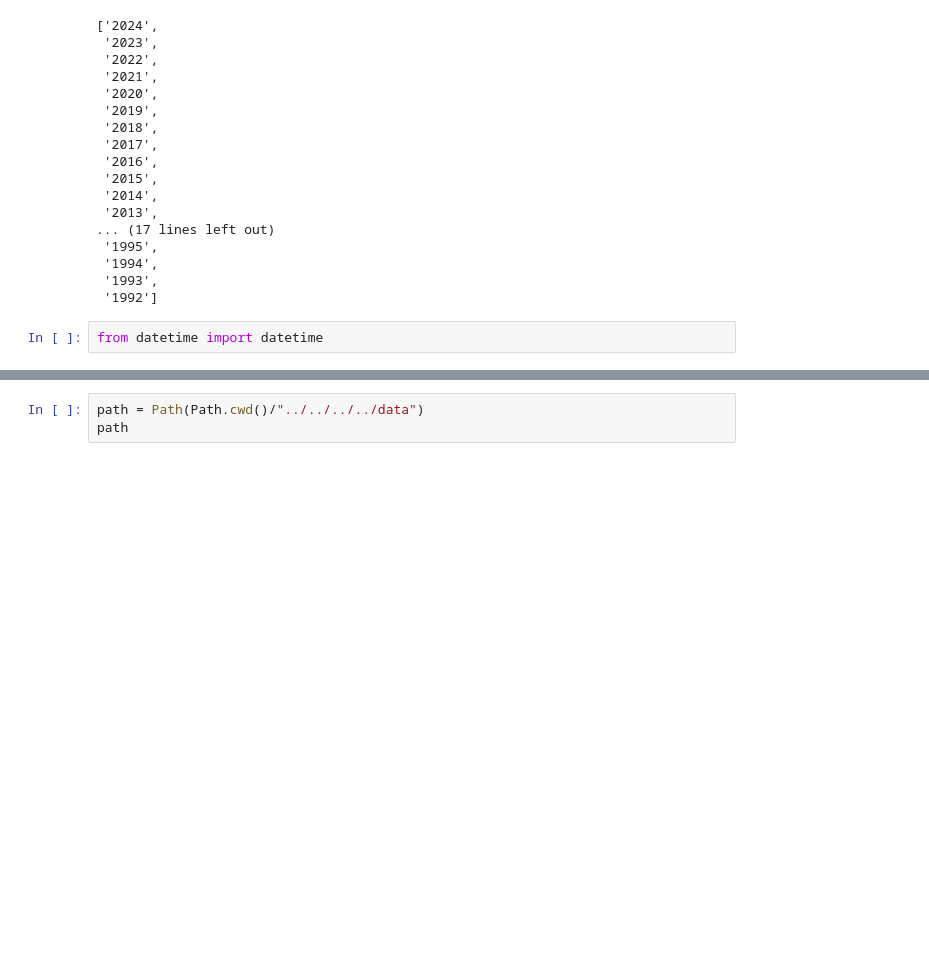
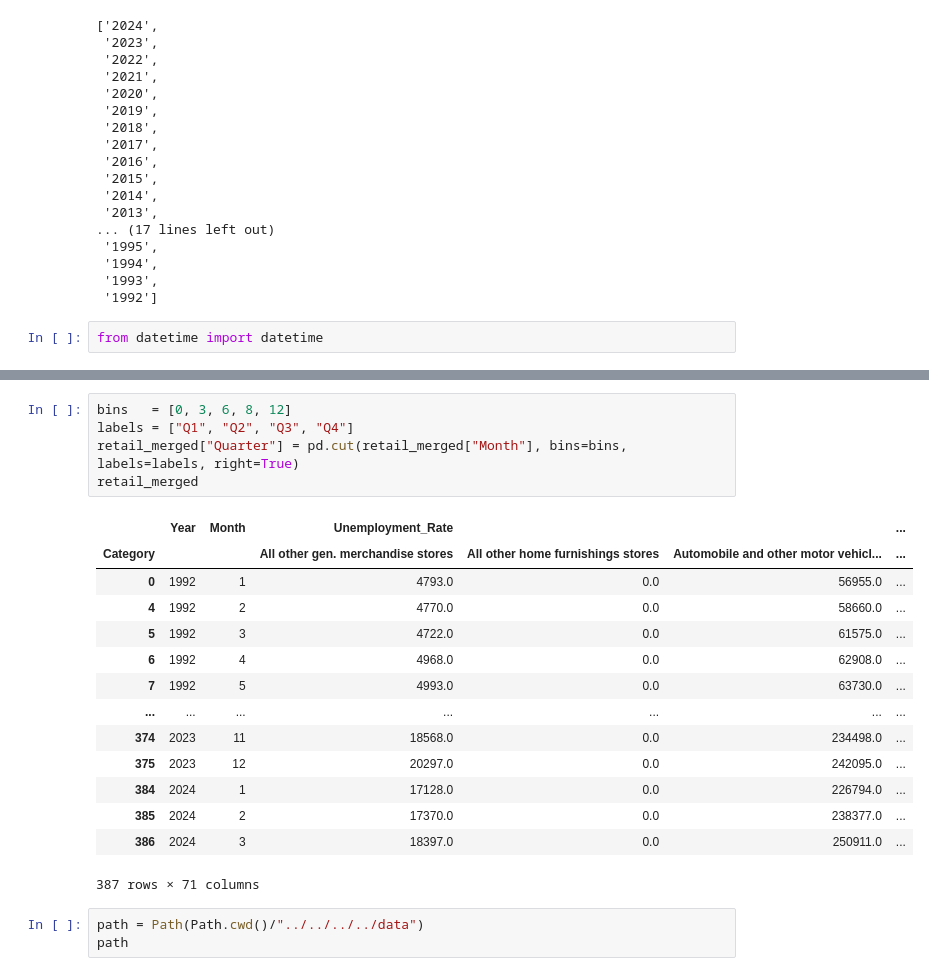
Before and after one commit to RJUNCC/interest_rate_prediction, a Jupyter notebook: notebooks/data_cleaning/ecnomic_indicators/retail_sales/retail_data_cleaning.ipynb, the cells around one changed output, grey strips where cells are left out. Saved outputs shown, nothing was run; the diff lists cells and outputs as text; blank space fills up the shorter version.

```diff
--- a/notebooks/data_cleaning/ecnomic_indicators/retail_sales/retail_data_cleaning.ipynb
+++ b/notebooks/data_cleaning/ecnomic_indicators/retail_sales/retail_data_cleaning.ipynb
@@ -115,6 +118,26 @@ retail_merged
 | 385 | 2024 | 2 | 17370.0 | 0.0 | 238377.0 | ... |
 | 386 | 2024 | 3 | 18397.0 | 0.0 | 250911.0 | ... |
 387 rows × 70 columns
+# %%
+bins   = [0, 3, 6, 8, 12]
+labels = ["Q1", "Q2", "Q3", "Q4"]
+retail_merged["Quarter"] = pd.cut(retail_merged["Month"], bins=bins, labels=labels, right=True)
+retail_merged
+# %% [output]
+|  | Year | Month | Unemployment_Rate |  |  | ... |
+| Category |  |  | All other gen. merchandise stores | All other home furnishings stores | Automobile and other motor vehicl... | ... |
+| 0 | 1992 | 1 | 4793.0 | 0.0 | 56955.0 | ... |
+| 4 | 1992 | 2 | 4770.0 | 0.0 | 58660.0 | ... |
+| 5 | 1992 | 3 | 4722.0 | 0.0 | 61575.0 | ... |
+| 6 | 1992 | 4 | 4968.0 | 0.0 | 62908.0 | ... |
+| 7 | 1992 | 5 | 4993.0 | 0.0 | 63730.0 | ... |
+| ... | ... | ... | ... | ... | ... | ... |
+| 374 | 2023 | 11 | 18568.0 | 0.0 | 234498.0 | ... |
+| 375 | 2023 | 12 | 20297.0 | 0.0 | 242095.0 | ... |
+| 384 | 2024 | 1 | 17128.0 | 0.0 | 226794.0 | ... |
+| 385 | 2024 | 2 | 17370.0 | 0.0 | 238377.0 | ... |
+| 386 | 2024 | 3 | 18397.0 | 0.0 | 250911.0 | ... |
+387 rows × 71 columns
 # %%
 path = Path(Path.cwd()/"../../../../data")
 path
```
Also changed, not shown: parts of 2 cells of this notebook, 15 other files.
